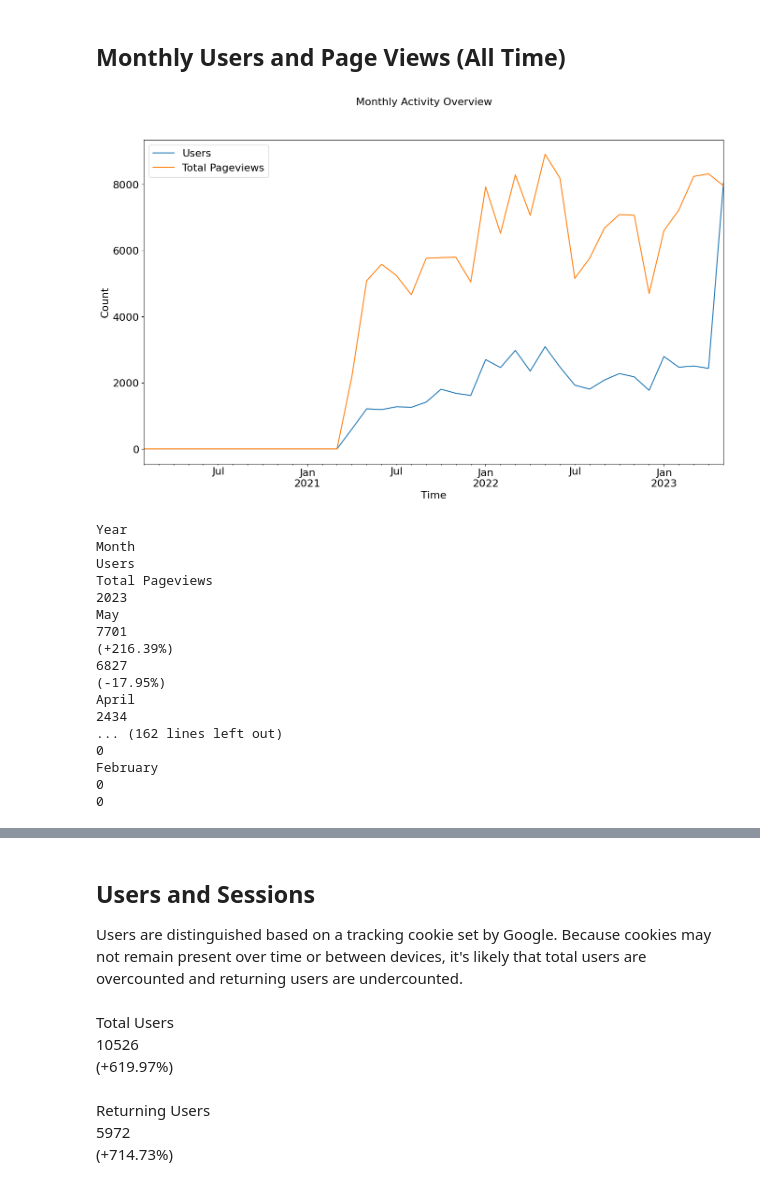
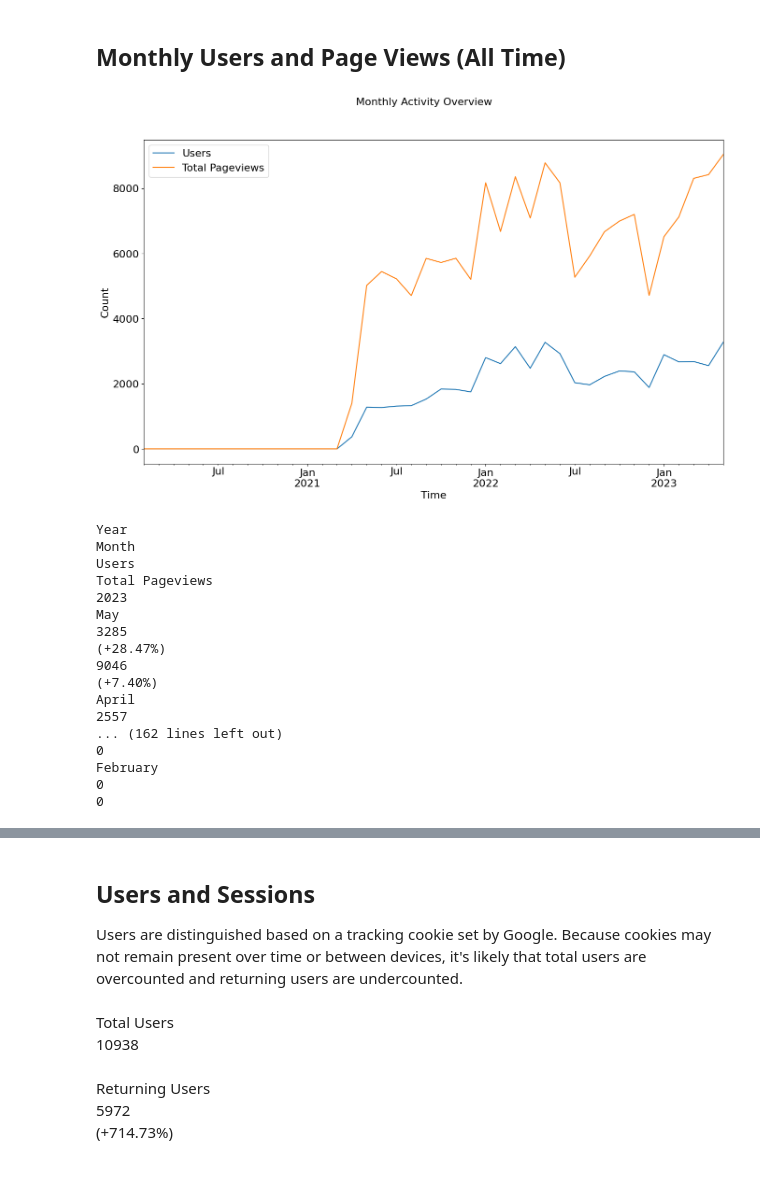
Before and after one commit to anvilproject/anvil-portal, a Jupyter notebook: analytics/anvil-analytics-portal/portal-analytics.ipynb, the cells around one changed output, grey strips where cells are left out. Drawn from its saved outputs; the diff is of its cells as text; code cells hidden in the pictures.

Commit message:
chore: finish updating anvil analytics for ga4 (#2662)

```diff
--- a/analytics/anvil-analytics-portal/portal-analytics.ipynb
+++ b/analytics/anvil-analytics-portal/portal-analytics.ipynb
@@ -59,7 +59,7 @@ default_params_portal = {
     "property": GA_PROPERTY_PORTAL,
     "index_key_formatter": anvil.adjust_table_index_key,
     "period": PERIOD,
-    "prev_period": PREV_PERIOD,
+    "prev_period": None, #PREV_PERIOD,
     "base_dimension_filter": EXCLUDE_PAGES_FILTER
 }
 # %% [output]
@@ -93,9 +93,10 @@ Please visit this URL to authorize this application: https://accounts.google.com
 # %% [markdown]
 ## Monthly Users and Page Views (All Time)
 # %%
-users_over_time_table = anvil.plot_users_over_time(start_date=GA4_START, end_date=TODAY, **default_params_portal)
+users_over_time_table = anvil.plot_users_over_time(use_api=False, # start_date=GA4_START, end_date=TODAY,
+    **default_params_portal)
 # %% [output]
-[figure, old version]
+[figure, new version]
 # %%
 display(users_over_time_table)
 # %% [output]
@@ -105,12 +106,12 @@ Users
 Total Pageviews
 2023
 May
-7701
-(+216.39%)
-6827
-(-17.95%)
+3285
+(+28.47%)
+9046
+(+7.40%)
 April
-2434
+2557
 ... (162 lines left out)
 0
 February
@@ -125,8 +126,7 @@ Users are distinguished based on a tracking cookie set by Google. Because cookie
 ac.show_difference_table("Total Users", None, "totalUsers", None, **default_params_portal)
 # %% [output]
 Total Users
-10526
-(+619.97%)
+10938
 # %%
 ac.show_difference_table("Returning Users", None, "totalUsers", None, dimension_filter="newVsReturning==returning", **default_params_portal)
 # %% [output]
```
Also changed, not shown: parts of 6 cells of this notebook, 6 other files.
